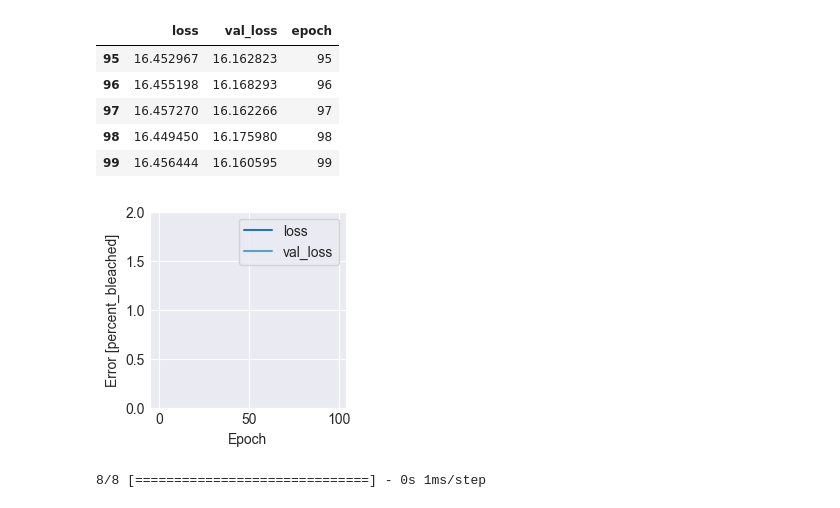
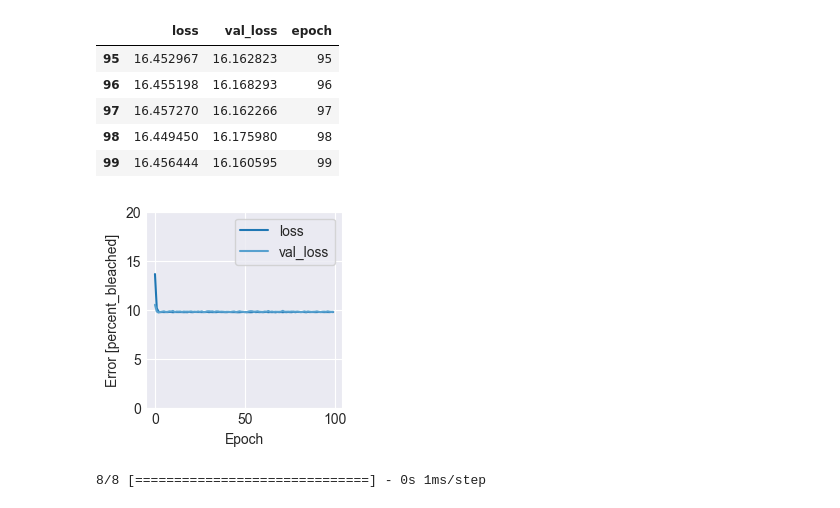
Before and after one commit to S-Romberg/ocean_temp_prediction, a Jupyter notebook: Linear Regression - Predicting Coral Bleaching/linear_regression.ipynb, the cells around one changed output. Cells and saved outputs as stored; diff of their text form; code cells hidden in the pictures.

Commit message:
updated comments, added a wider range for one of the plots

```diff
--- a/Linear Regression - Predicting Coral Bleaching/linear_regression.ipynb
+++ b/Linear Regression - Predicting Coral Bleaching/linear_regression.ipynb
@@ -261,15 +263,15 @@ hist.tail()
 # %%
 def plot_loss(history):
   plt.plot(history.history['loss'], label='loss')
   plt.plot(history.history['val_loss'], label='val_loss')
-  plt.ylim([0, 2])
+  plt.ylim([0, 20])
   plt.xlabel('Epoch')
   plt.ylabel('Error [percent_bleached]')
   plt.legend()
   plt.grid(True)
 plot_loss(history)
 # %% [output]
-[figure, old version]
+[figure, new version]
 # %%
 test_results = {}
 
```
Also changed, not shown: parts of 4 cells of this notebook.
